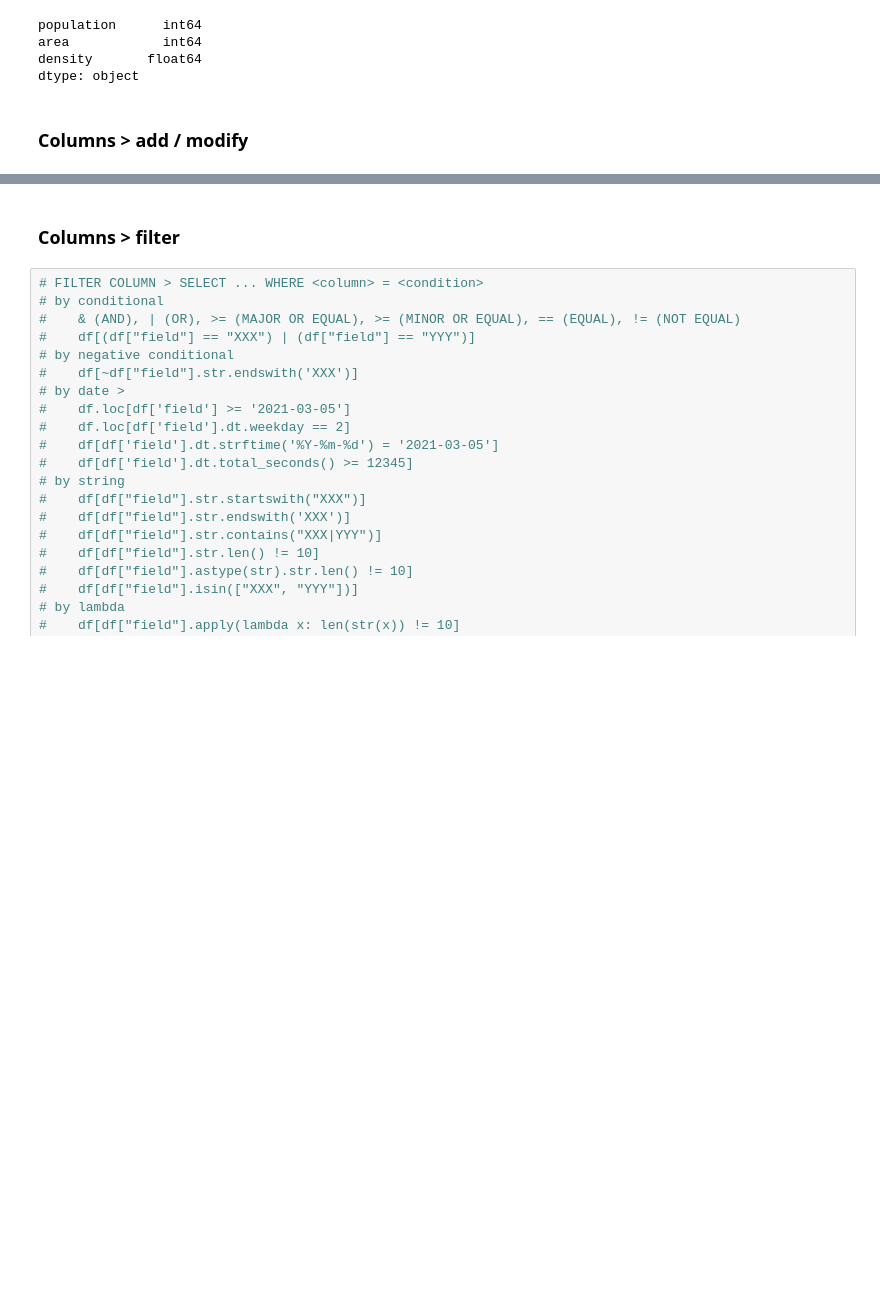
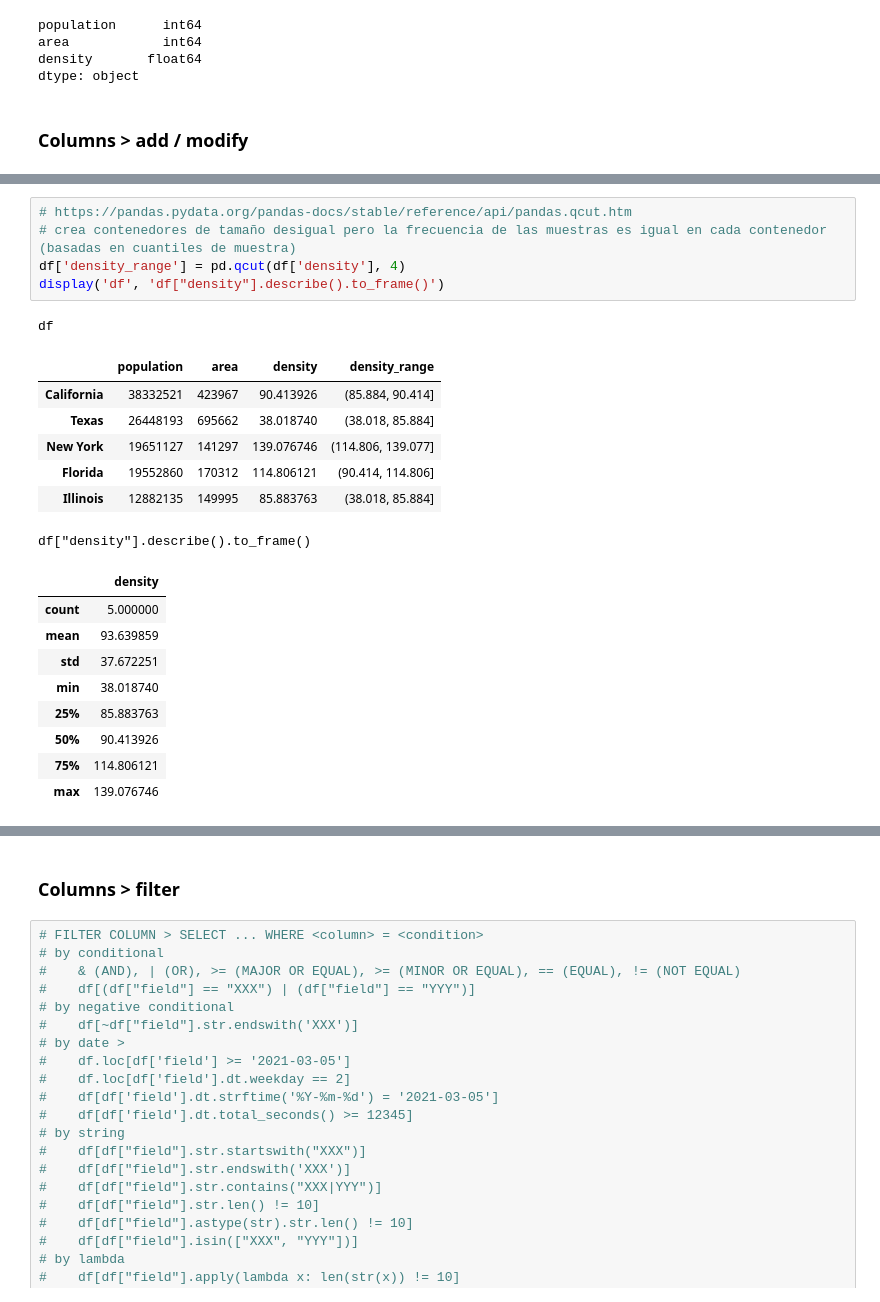
Before and after one commit to lsalamo/dev-training, a Jupyter notebook: PythonDataScienceHandbook/3. Data Manipulation with Pandas/3.2.reading-and-writting-data.ipynb, the cells around one changed output, grey strips where cells are left out. Saved outputs shown, nothing was run; the diff lists cells and outputs as text; blank space fills up the shorter version.

```diff
--- a/PythonDataScienceHandbook/3. Data Manipulation with Pandas/3.2.reading-and-writting-data.ipynb
+++ b/PythonDataScienceHandbook/3. Data Manipulation with Pandas/3.2.reading-and-writting-data.ipynb
@@ -245,0 +262,23 @@ states
+# %%
+# https://pandas.pydata.org/pandas-docs/stable/reference/api/pandas.qcut.htm
+# crea contenedores de tamaño desigual pero la frecuencia de las muestras es igual en cada contenedor (basadas en cuantiles de muestra)
+df['density_range'] = pd.qcut(df['density'], 4)
+display('df', 'df["density"].describe().to_frame()')
+# %% [output]
+df
+|  | population | area | density | density_range |
+| California | 38332521 | 423967 | 90.413926 | (85.884, 90.414] |
+| Texas | 26448193 | 695662 | 38.018740 | (38.018, 85.884] |
+| New York | 19651127 | 141297 | 139.076746 | (114.806, 139.077] |
+| Florida | 19552860 | 170312 | 114.806121 | (90.414, 114.806] |
+| Illinois | 12882135 | 149995 | 85.883763 | (38.018, 85.884] |
+df["density"].describe().to_frame()
+|  | density |
+| count | 5.000000 |
+| mean | 93.639859 |
+| std | 37.672251 |
+| min | 38.018740 |
+| 25% | 85.883763 |
+| 50% | 90.413926 |
+| 75% | 114.806121 |
+| max | 139.076746 |
```
Also changed, not shown: parts of 3 cells of this notebook, 4 other files.
